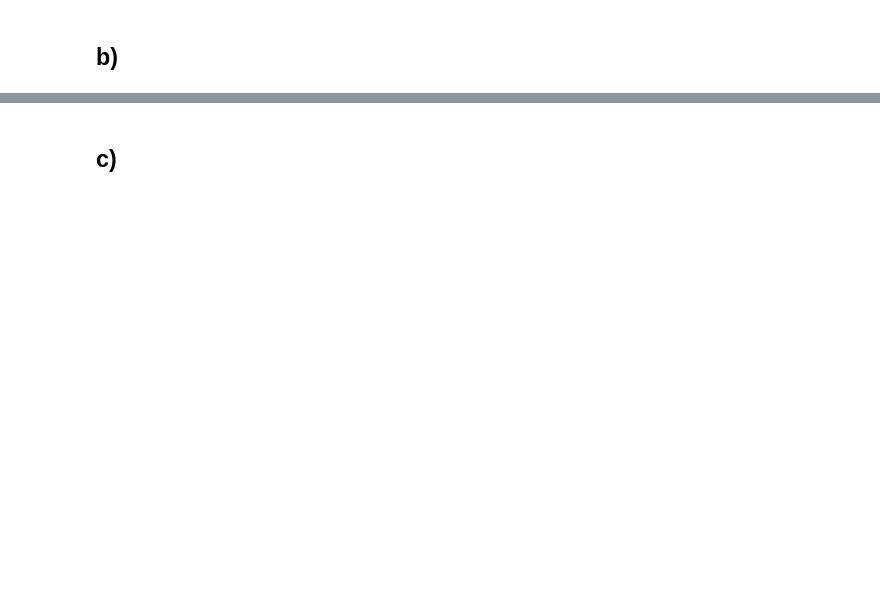
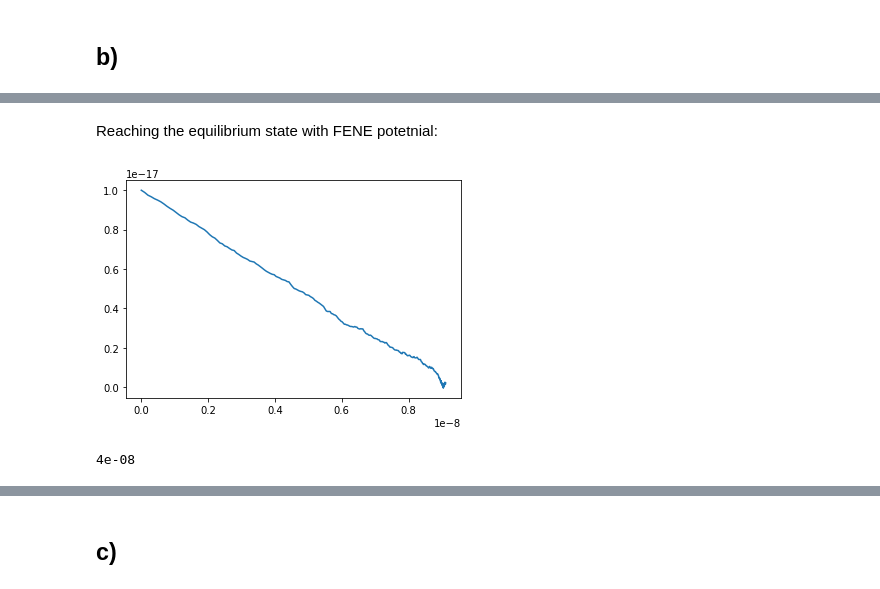
Before and after one commit to evabertalan/comp_physics, a Jupyter notebook: 3/3_Langevin equation.ipynb, the cells around one changed output, grey strips where cells are left out. Cells and saved outputs as stored; diff of their text form; code cells hidden in the pictures; blank space fills up the shorter version.

```diff
--- a/3/3_Langevin equation.ipynb
+++ b/3/3_Langevin equation.ipynb
@@ -188,0 +119,10 @@ print(E_kin)
+# %% [markdown]
+Reaching the equilibrium state with FENE potetnial:
+# %%
+t_eq_fene = fene.num_steps[400]
+plt.plot(fene.r[0:400], fene.p[0:400])
+plt.show()
+print(t_eq_fene) #4*10**-8 s = 40ns
+# %% [output]
+[figure, added]
+4e-08
```
Also changed, not shown: parts of 24 cells of this notebook.
